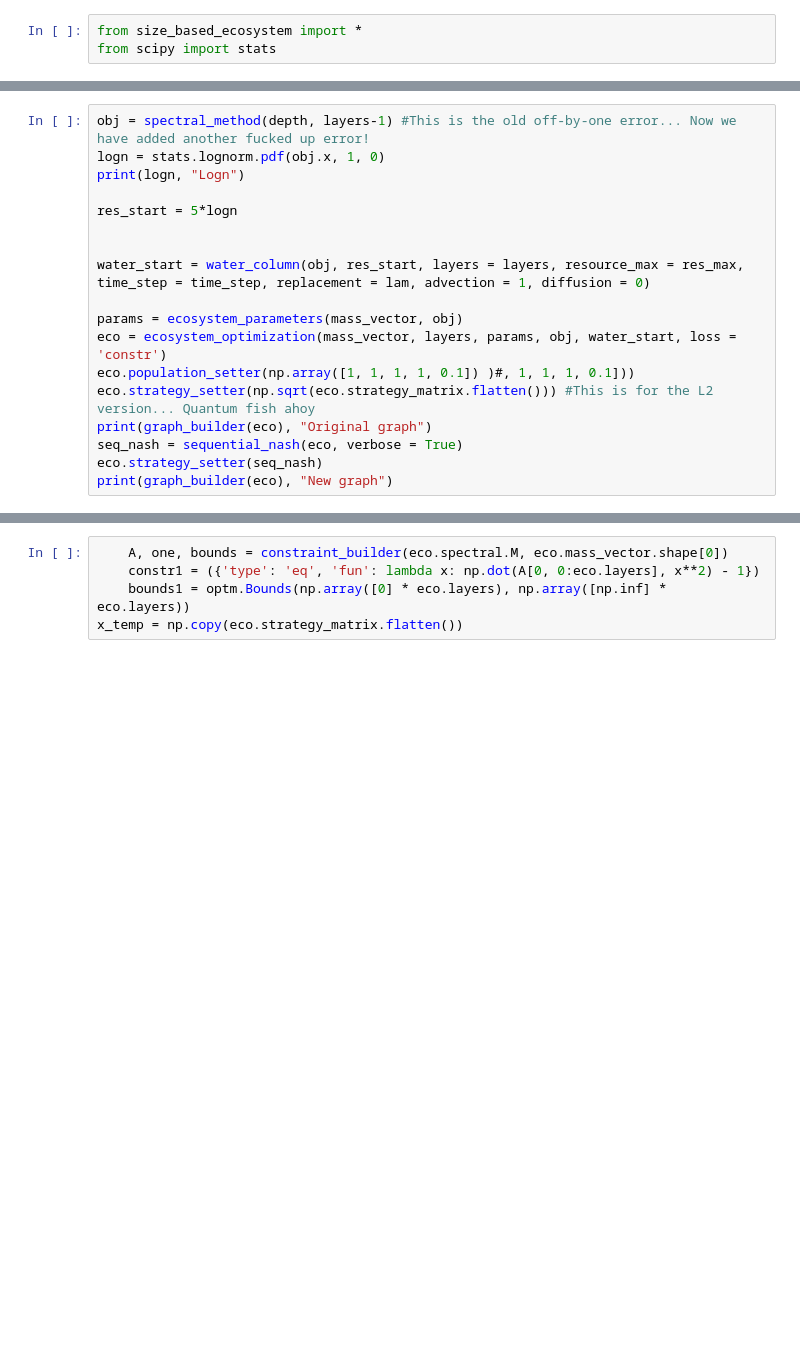
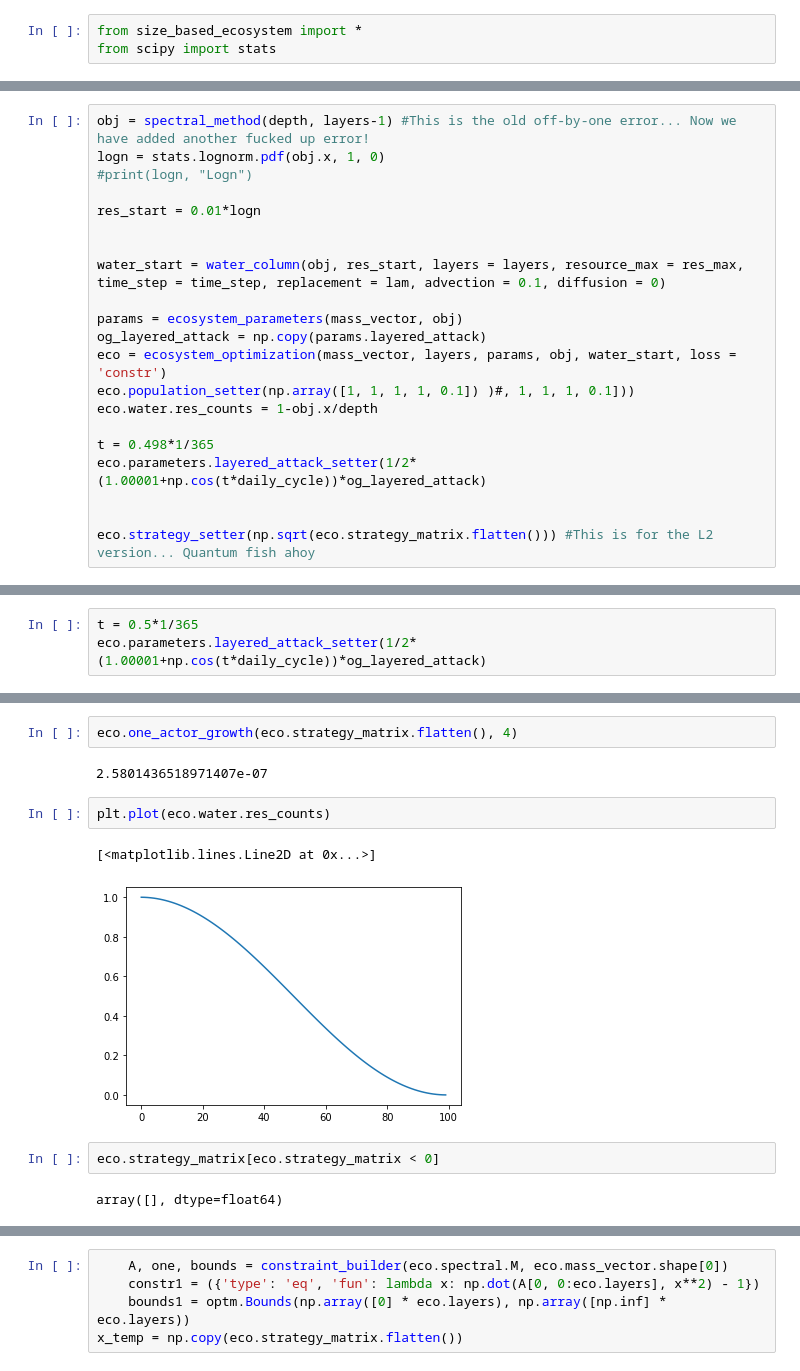
Before and after one commit to jemff/food_web, a Jupyter notebook: Data_exploration.ipynb, the cells around one changed output, grey strips where cells are left out. Saved outputs shown, nothing was run; the diff lists cells and outputs as text; blank space fills up the shorter version.

```diff
--- a/Data_exploration.ipynb
+++ b/Data_exploration.ipynb
@@ -17,18 +17,21 @@ mass_vector = np.array([1, 20, 400, 8000, 16000]) #np.array([1, 30, 300, 400, 80
 # %%
 obj = spectral_method(depth, layers-1) #This is the old off-by-one error... Now we have added another fucked up error!
 logn = stats.lognorm.pdf(obj.x, 1, 0)
-print(logn, "Logn")
+#print(logn, "Logn")
 
-res_start = 5*logn
+res_start = 0.01*logn
 
 
-water_start = water_column(obj, res_start, layers = layers, resource_max = res_max, time_step = time_step, replacement = lam, advection = 1, diffusion = 0)
+water_start = water_column(obj, res_start, layers = layers, resource_max = res_max, time_step = time_step, replacement = lam, advection = 0.1, diffusion = 0)
 
 params = ecosystem_parameters(mass_vector, obj)
+og_layered_attack = np.copy(params.layered_attack)
 eco = ecosystem_optimization(mass_vector, layers, params, obj, water_start, loss = 'constr')
 eco.population_setter(np.array([1, 1, 1, 1, 0.1]) )#, 1, 1, 1, 0.1]))
+eco.water.res_counts = 1-obj.x/depth
+
+t = 0.498*1/365
+eco.parameters.layered_attack_setter(1/2*(1.00001+np.cos(t*daily_cycle))*og_layered_attack)
+
+
 eco.strategy_setter(np.sqrt(eco.strategy_matrix.flatten())) #This is for the L2 version... Quantum fish ahoy
-print(graph_builder(eco), "Original graph")
-seq_nash = sequential_nash(eco, verbose = True)
-eco.strategy_setter(seq_nash)
-print(graph_builder(eco), "New graph")
@@ -52,0 +146,3 @@ print(graph_builder(eco), "New graph")
+# %%
+t = 0.5*1/365
+eco.parameters.layered_attack_setter(1/2*(1.00001+np.cos(t*daily_cycle))*og_layered_attack)
@@ -118,0 +224,13 @@ if simulate is True:
+# %%
+eco.one_actor_growth(eco.strategy_matrix.flatten(), 4)
+# %% [output]
+2.5801436518971407e-07
+# %%
+plt.plot(eco.water.res_counts)
+# %% [output]
+[<matplotlib.lines.Line2D at 0x...>]
+[figure, added]
+# %%
+eco.strategy_matrix[eco.strategy_matrix < 0]
+# %% [output]
+array([], dtype=float64)
```
Also changed, not shown: parts of 32 cells of this notebook, 6 other files.
